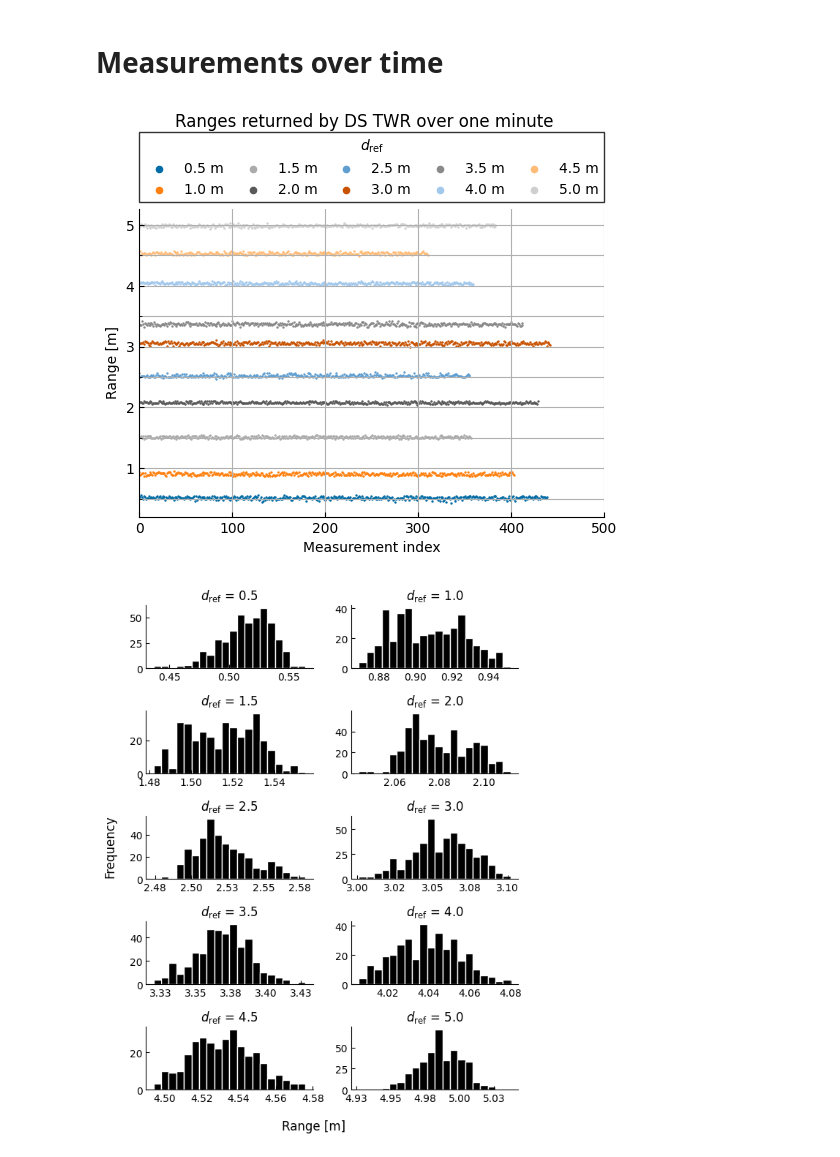
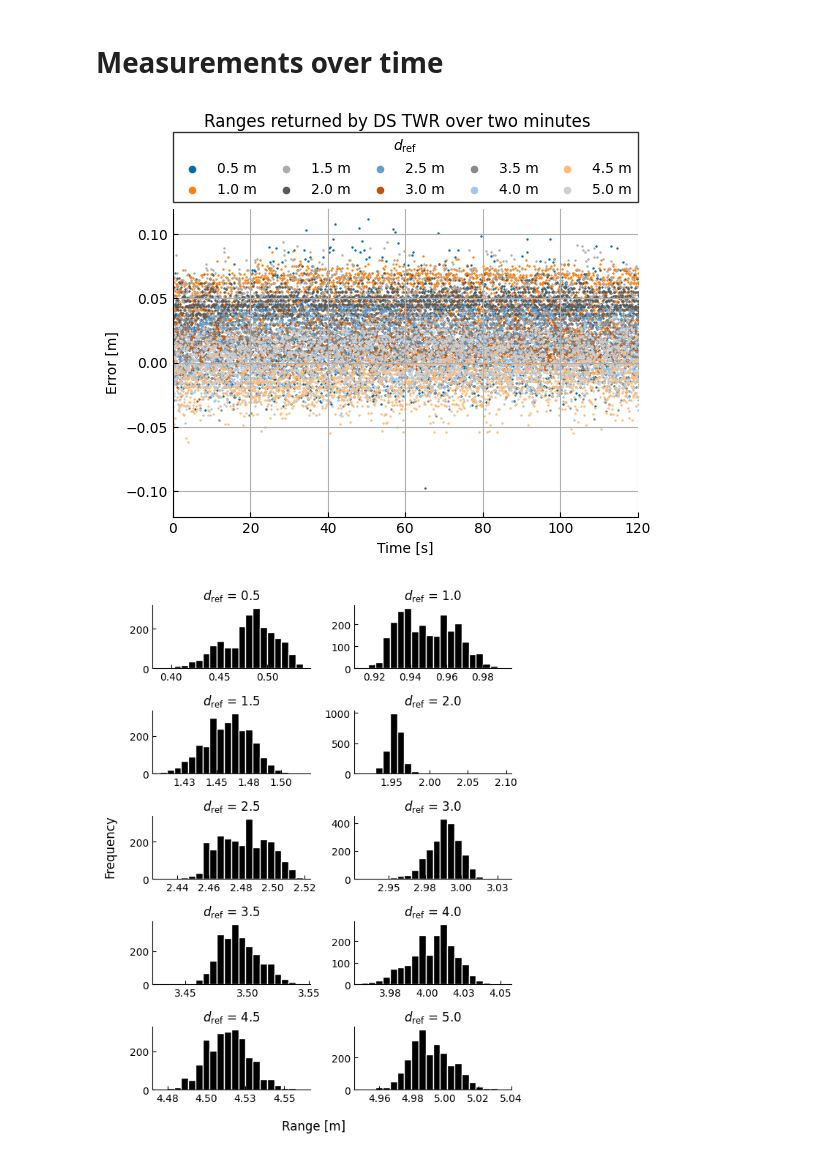
Before and after one commit to MarcusLariJ/UWB_Rasberry, a Jupyter notebook: Data/twr_reader.ipynb, the cells around one changed output. Drawn from its saved outputs; the diff is of its cells as text; code cells hidden in the pictures.

```diff
--- a/Data/twr_reader.ipynb
+++ b/Data/twr_reader.ipynb
@@ -21,12 +21,17 @@ def anglewrap(angList):
 def import_data(name: str, wrap = True, cleanup = True):
     file = name + ".csv"
     pdoa_data = []
+    pdoa_tx_data = []
     tdoa_data = []
     rx_true_r = []
+    rx_ts = []
+    rx_id = []
 
     dist_meas = []
     twr_count = []
     dist_true_r = []
+    dist_ts = []
+    dist_id = []
 
     with open(file, "r") as f:
         reader = csv.reader(f)
@@ -44,7 +49,21 @@ def import_data(name: str, wrap = True, cleanup = True):
                 dist_true_r += [float(line[7])]
 
             if (linetype == 2):
-                print("CIR data")
+                # RX with timestamp
+                rx_ts += [int(line[1])]
+                rx_id += [int(line[2])]
+                pdoa_data += [float(line[3])]
+                pdoa_tx_data += [float(line[4])]
+                tdoa_data += [int(line[5])]
+                rx_true_r += [float(line[6])]
+
+            if (linetype==3):
+                # TWR with timestamp
+                dist_ts += [int(line[1])]
+                dist_id += [int(line[2])]
+                dist_meas += [int(line[7])]
+                twr_count += [int(line[8])]
+                dist_true_r += [float(line[9])]
 
     if (wrap):
         # Wrap angles
@@ -74,7 +93,7 @@ def import_data(name: str, wrap = True, cleanup = True):
         dist_true_r = dist_r_filt
         twr_count = twr_count_filt
 
-    return (pdoa_data, tdoa_data, rx_true_r, dist_meas, twr_count, dist_true_r)
+    return (pdoa_data, pdoa_tx_data, tdoa_data, rx_true_r, rx_ts, rx_id, dist_meas, twr_count, dist_true_r, dist_ts, dist_id)
 # %% [markdown]
 # Prepare data
 # %%
@@ -82,16 +101,20 @@ rx_true_r = []
 pdoa_data = []
 dist_true_r = []
 dist_meas = []
+ts = []
+
 
 # List of measurements:
-files = ["ppew_dist05", "ppew_dist10", "ppew_dist15", "ppew_dist20", "ppew_dist25", "ppew_dist30", "ppew_dist35", "ppew_dist40", "ppew_dist45", "ppew_dist50"]
+#files = ["ppew_dist05", "ppew_dist10", "ppew_dist15", "ppew_dist20", "ppew_dist25", "ppew_dist30", "ppew_dist35", "ppew_dist40", "ppew_dist45", "ppew_dist50"]
+files = ["big_dist05", "big_dist10", "big_dist15", "big_dist20", "big_dist25", "big_dist30", "big_dist35", "big_dist40", "big_dist45", "big_dist50"]
 log_num = len(files)
 for log in files:
-    temp_pdoa, _, temp_rx_r, temp_dist, _, temp_dist_r = import_data(log, True, False)
+    temp_pdoa, _, _, temp_rx_r, temp_ts, _, temp_dist, _, temp_dist_r, _, _ = import_data(log, True, False)
     rx_true_r += [temp_rx_r]
     pdoa_data += [temp_pdoa]
     dist_true_r += [temp_dist_r]
     dist_meas += [temp_dist]
+    ts += [temp_ts]
 # %% [markdown]
 # Plot data
 # %% [markdown]
@@ -99,24 +122,27 @@ for log in files:
 # %%
 names = ['0.5 m', '1.0 m', '1.5 m', '2.0 m', '2.5 m', '3.0 m', '3.5 m', '4.0 m', '4.5 m', '5.0 m']
 
 fig, ax = plt.subplots(figsize=(6, 4))
 
 for i in range(log_num):
-    ax.scatter(range(len(dist_meas[i])), np.array(dist_meas[i])/1000, s=0.5, label = names[i])
+    ax.scatter( (np.array(ts[i])-ts[i][0])/1e6, (i+1)*0.5 - np.array(dist_meas[i])/1000, s=0.5, label = names[i])
 ax.set_ylabel("Range [m]")
-ax.set_xlabel("Measurement index")
-ax.set_yticks([0.5, 1, 1.5, 2.0, 2.5, 3.0, 3.5, 4.0, 4.5, 5.0], minor=True)
-ax.set_xlim([0,500])
+ax.set_ylabel("Error [m]")
+ax.set_xlabel("Time [s]")
+#ax.set_yticks([0.5, 1, 1.5, 2.0, 2.5, 3.0, 3.5, 4.0, 4.5, 5.0], minor=True)
+ax.set_xlim([0,120])
+ax.set_ylim([-0.12,0.12])
 ax.grid(which='both')
 ax.spines[['right', 'top']].set_visible(False)
 ax.tick_params(direction='in', which='both')
-fig.suptitle('Ranges returned by DS TWR over one minute', y=1.12)
+fig.suptitle('Ranges returned by DS TWR over two minutes', y=1.12)
 #lgnd = ax.legend(bbox_to_anchor=(0., 1.02, 1., .102), loc='lower left', ncols=5, mode="expand", borderaxespad=0., scatterpoints=1, fancybox=False, edgecolor='black', title='Nodes participating in measurement')
 lgnd = ax.legend(bbox_to_anchor=(0., 1.02, 1., .102), loc='lower left', ncols=5, mode="expand", borderaxespad=0., scatterpoints=1, fancybox=False, edgecolor='black', title='$d_\mathrm{ref}$')
 for handle in lgnd.legend_handles:
     handle.set_sizes([20.0])
+#plt.savefig("twr_time.pdf", format="pdf", bbox_inches="tight")
 # %% [output]
-[figure, old version]
+[figure, new version]
 # %%
 # Generate histograms
 hist_data = [None]*log_num
@@ -146,5 +172,5 @@ fig.supxlabel('Range [m]')
 fig.supylabel('Frequency')
 fig.tight_layout(rect=[0, 0, 1, 0.96])
 # %% [output]
-[figure, old version]
+[figure, new version]
 # %%
```
Also changed, not shown: parts of 1 cell of this notebook, 12 other files.
